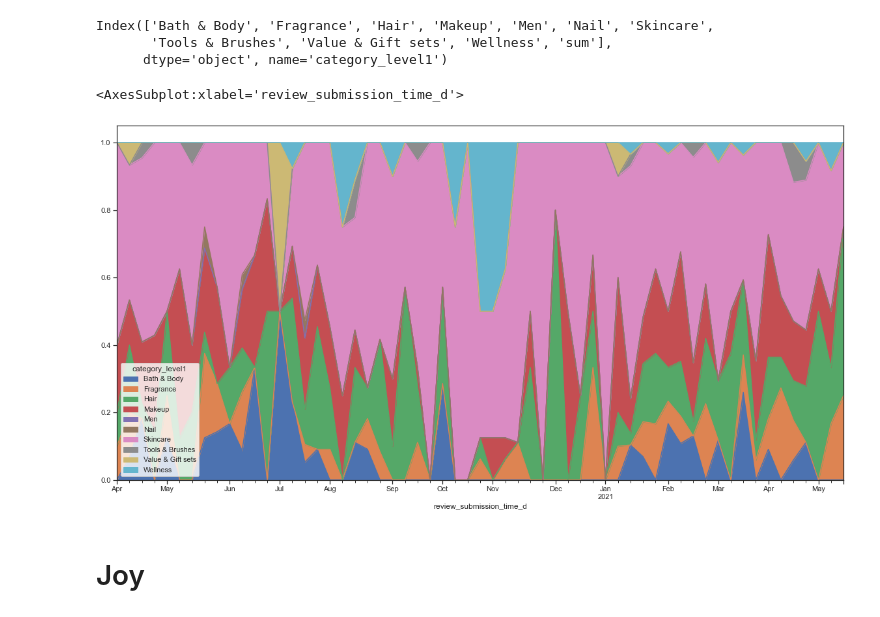
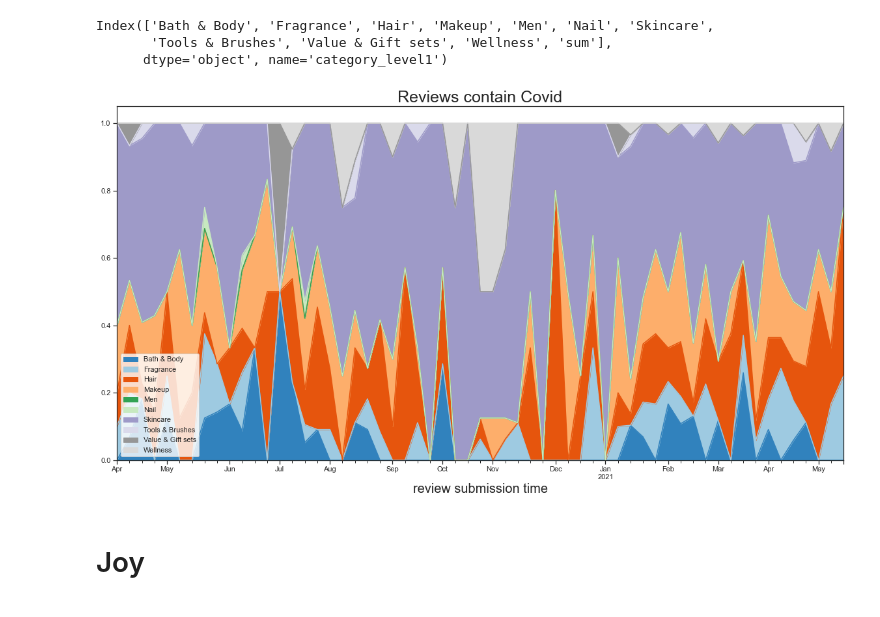
Before and after one commit to einslulu/Sephora_Review_Analysis, a Jupyter notebook: Data_Manipulation_and_Analysis.ipynb, the cells around one changed output. Saved outputs shown, nothing was run; the diff lists cells and outputs as text; code cells hidden in the pictures.

```diff
--- a/Data_Manipulation_and_Analysis.ipynb
+++ b/Data_Manipulation_and_Analysis.ipynb
@@ -568,6 +552,12 @@ df_splom.describe(percentiles = (0,0.98))
 | 98% | 12.598022 | 140.000000 | 1.934760e+05 | 4870.880000 | 4.739700 |
 | max | 12.602139 | 549.000000 | 1.300000e+06 | 19576.000000 | 4.921900 |
 # %%
-#df = sns.load_dataset("penguins")
-sns.pairplot(df_splom, hue="category_level1")
+pairplot=sns.pairplot(df_splom, hue="category level1")
+for ax in pairplot.axes.flatten():
+    # rotate x axis labels
+    ax.set_xlabel(ax.get_xlabel())
+    # rotate y axis labels
+    ax.set_ylabel(ax.get_ylabel(), rotation =30, wrap = True)
+    # set y labels alignment
+    ax.yaxis.get_label().set_horizontalalignment('right')
 # %% [output]
@@ -839,4 +809,2 @@ plt.legend()
 # %% [markdown]
 # Covid -19
-# %%
-df_reviews_2021.set_index('review_submission_time_d')['ReviewText'].str.lower().str.contains('covid|pandemic|virus').resample('W').sum().plot()
@@ -892,14 +842,18 @@ df_covid.columns
 Index(['Bath & Body', 'Fragrance', 'Hair', 'Makeup', 'Men', 'Nail', 'Skincare',
        'Tools & Brushes', 'Value & Gift sets', 'Wellness', 'sum'],
       dtype='object', name='category_level1')
+# %%
+category_lst = ['Bath & Body', 'Fragrance', 'Hair', 'Makeup', 'Men', 'Nail', 'Skincare',
+       'Tools & Brushes', 'Value & Gift sets', 'Wellness', 'sum']
 # %%
-for i in ['Bath & Body', 'Fragrance', 'Hair', 'Makeup', 'Men', 'Nail', 'Skincare',
-       'Tools & Brushes', 'Value & Gift sets', 'Wellness', 'sum']:
+for i in category_lst:
     df_covid[i] = df_covid[i]/df_covid['sum']
 # %%
-df_covid.iloc[:, :-1].plot(kind = 'area')
+df_covid.iloc[:, :-1].plot(kind = 'area' , colormap='tab20c')
+plt.legend();
+plt.xlabel('review submission time', fontsize = 20);
+plt.title('Reviews contain Covid', fontsize = 25);
 # %% [output]
-<AxesSubplot:xlabel='review_submission_time_d'>
-[figure, old version]
+[figure, new version]
 # %% [markdown]
 # Joy
```
Also changed, not shown: parts of 20 cells of this notebook.
